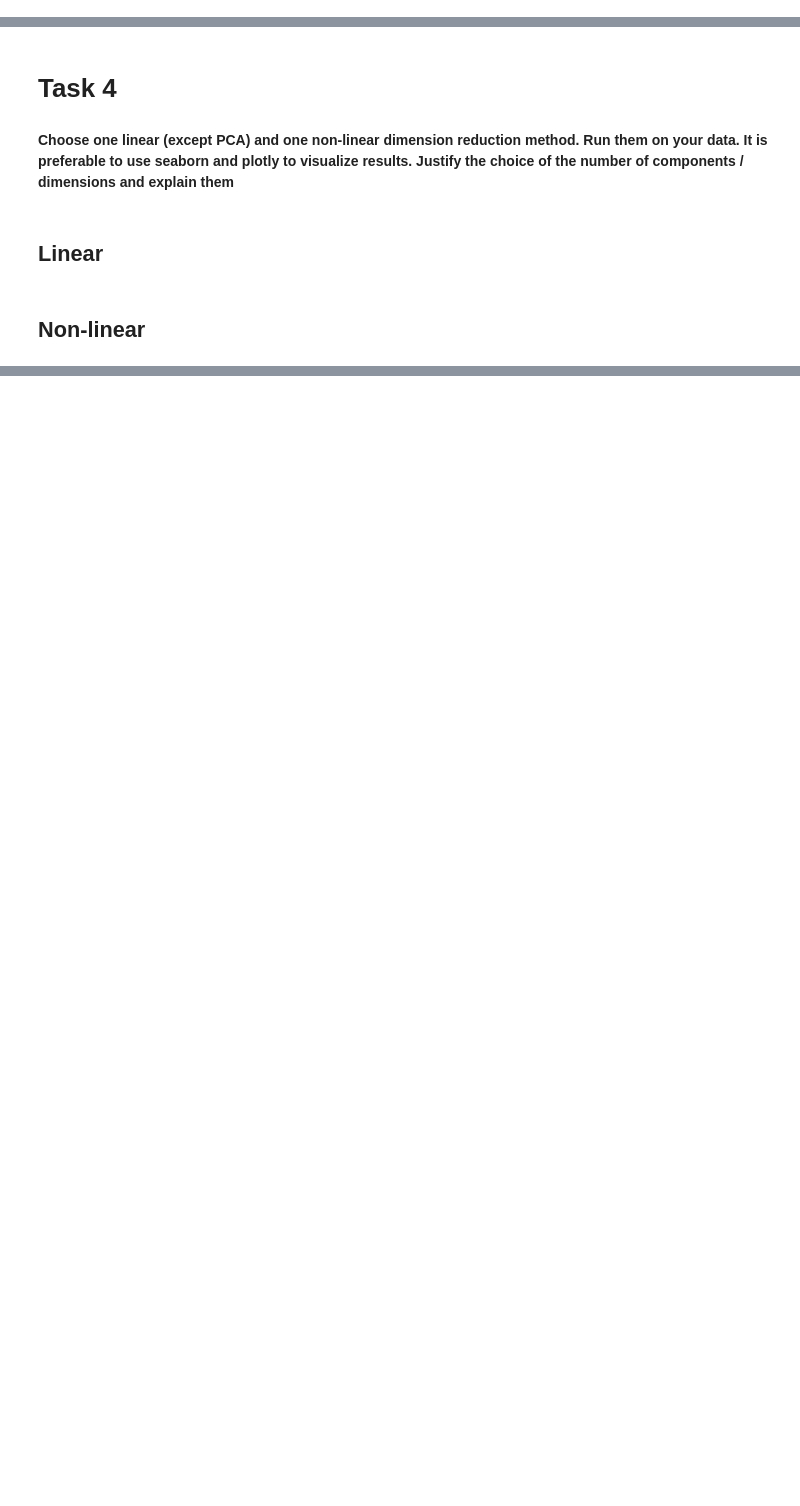
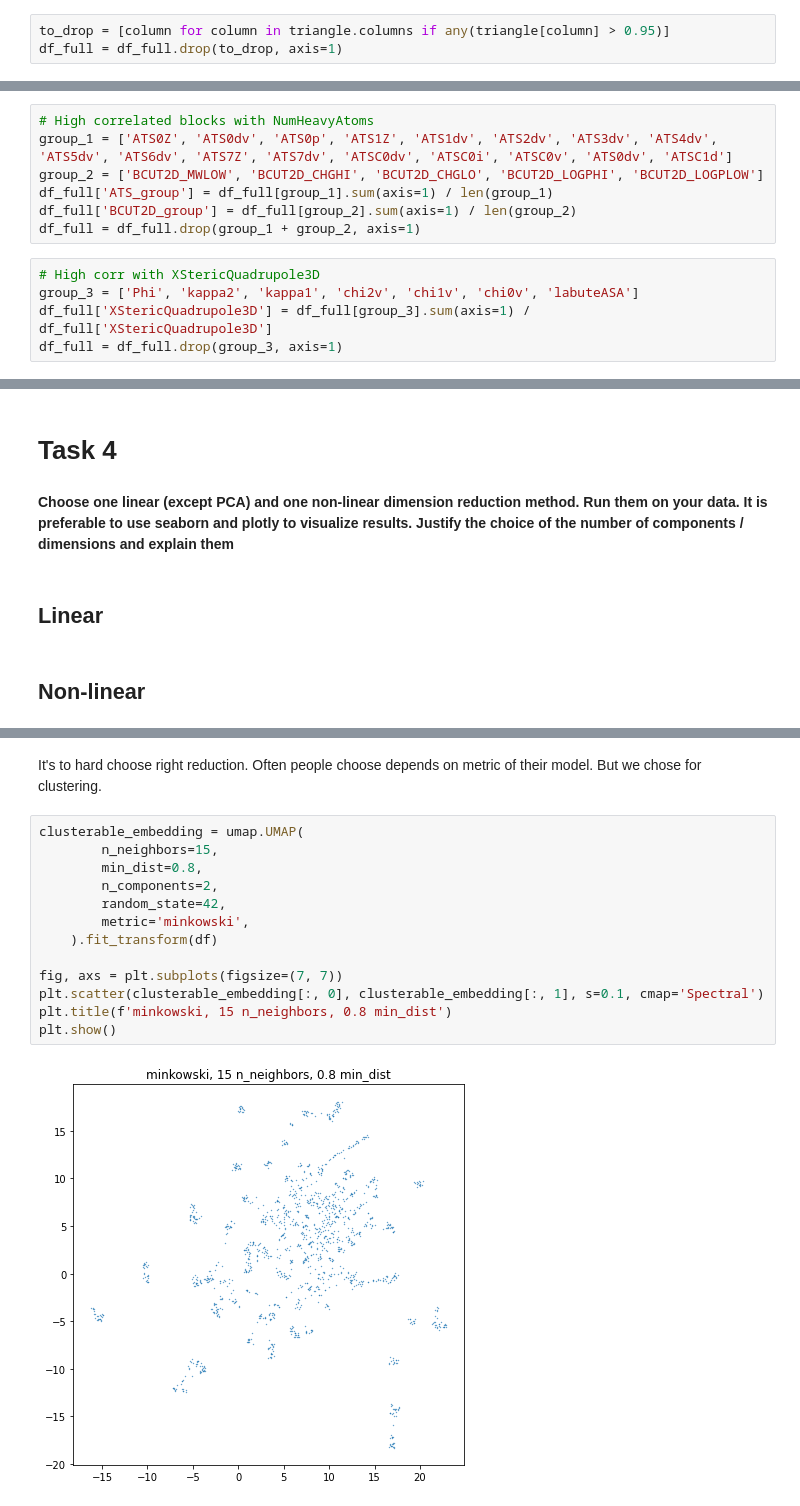
Before and after one commit to Gadeliya/Chemistry-algorithms-, a Jupyter notebook: Data_analysis.ipynb, the cells around one changed output, grey strips where cells are left out. Drawn from its saved outputs; the diff is of its cells as text; blank space fills up the shorter version.

```diff
--- a/Data_analysis.ipynb
+++ b/Data_analysis.ipynb
@@ -202,0 +196,3 @@ df_corr = df_full.select_dtypes(include = ['float', 'int']).corr()
+# %%
+to_drop = [column for column in triangle.columns if any(triangle[column] > 0.95)]
+df_full = df_full.drop(to_drop, axis=1)
@@ -202,0 +201,12 @@ df_corr = df_full.select_dtypes(include = ['float', 'int']).corr()
+# %%
+# High correlated blocks with NumHeavyAtoms
+group_1 = ['ATS0Z', 'ATS0dv', 'ATS0p', 'ATS1Z', 'ATS1dv', 'ATS2dv', 'ATS3dv', 'ATS4dv', 'ATS5dv', 'ATS6dv', 'ATS7Z', 'ATS7dv', 'ATSC0dv', 'ATSC0i', 'ATSC0v', 'ATS0dv', 'ATSC1d']
+group_2 = ['BCUT2D_MWLOW', 'BCUT2D_CHGHI', 'BCUT2D_CHGLO', 'BCUT2D_LOGPHI', 'BCUT2D_LOGPLOW']
+df_full['ATS_group'] = df_full[group_1].sum(axis=1) / len(group_1)
+df_full['BCUT2D_group'] = df_full[group_2].sum(axis=1) / len(group_2)
+df_full = df_full.drop(group_1 + group_2, axis=1)
+# %%
+# High corr with XStericQuadrupole3D
+group_3 = ['Phi', 'kappa2', 'kappa1', 'chi2v', 'chi1v', 'chi0v', 'labuteASA']
+df_full['XStericQuadrupole3D'] = df_full[group_3].sum(axis=1) / df_full['XStericQuadrupole3D']
+df_full = df_full.drop(group_3, axis=1)
@@ -279,0 +354,17 @@ for dist, neigh, min_d in product(distances, neighbors, min_dist):
+# %% [markdown]
+It's to hard choose right reduction. Often people choose depends on metric of their model. But we chose for clustering.
+# %%
+clusterable_embedding = umap.UMAP(
+        n_neighbors=15,
+        min_dist=0.8,
+        n_components=2,
+        random_state=42,
+        metric='minkowski',
+    ).fit_transform(df)
+
+fig, axs = plt.subplots(figsize=(7, 7))
+plt.scatter(clusterable_embedding[:, 0], clusterable_embedding[:, 1], s=0.1, cmap='Spectral')
+plt.title(f'minkowski, 15 n_neighbors, 0.8 min_dist')
+plt.show()
+# %% [output]
+[figure, added]
```
Also changed, not shown: parts of 37 cells of this notebook.
